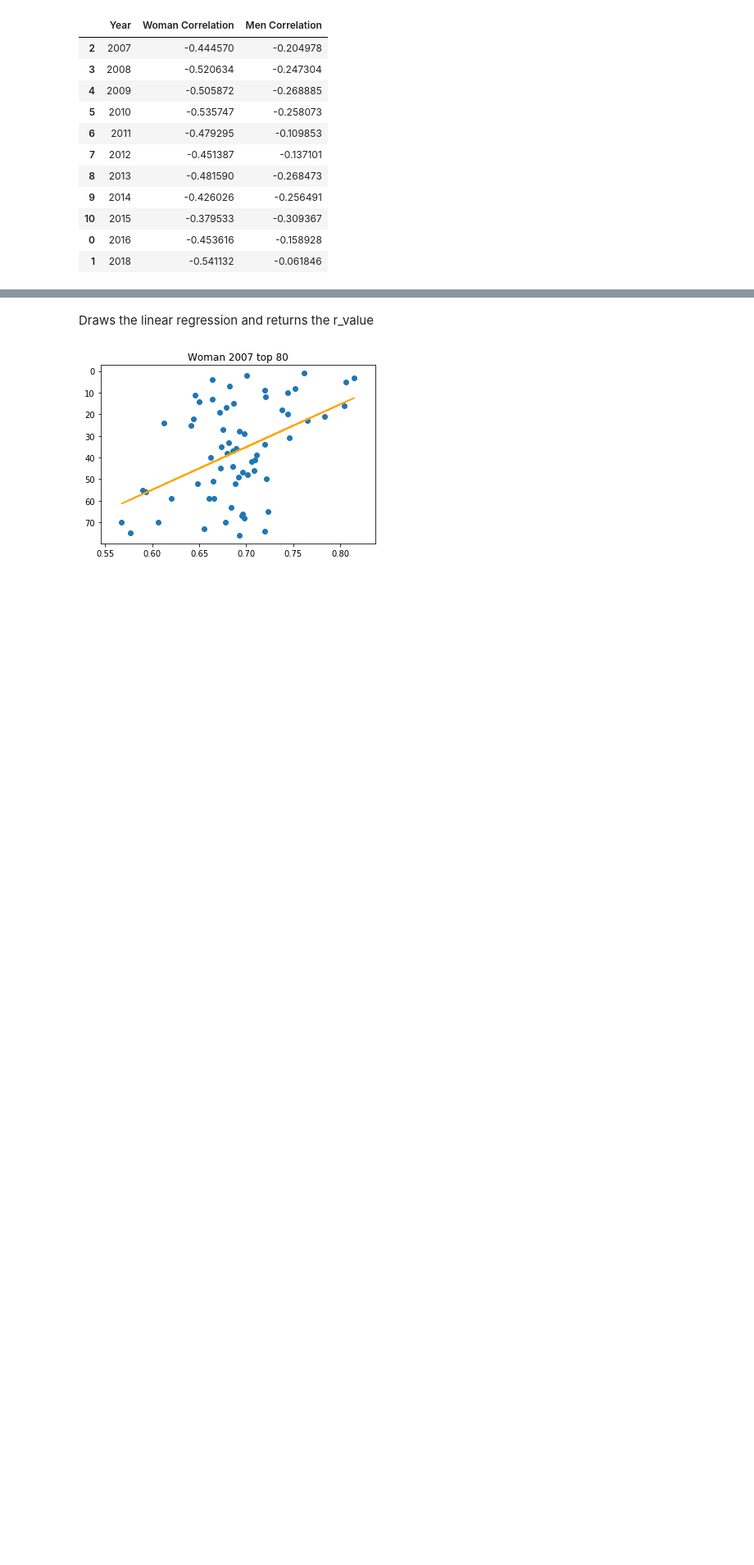
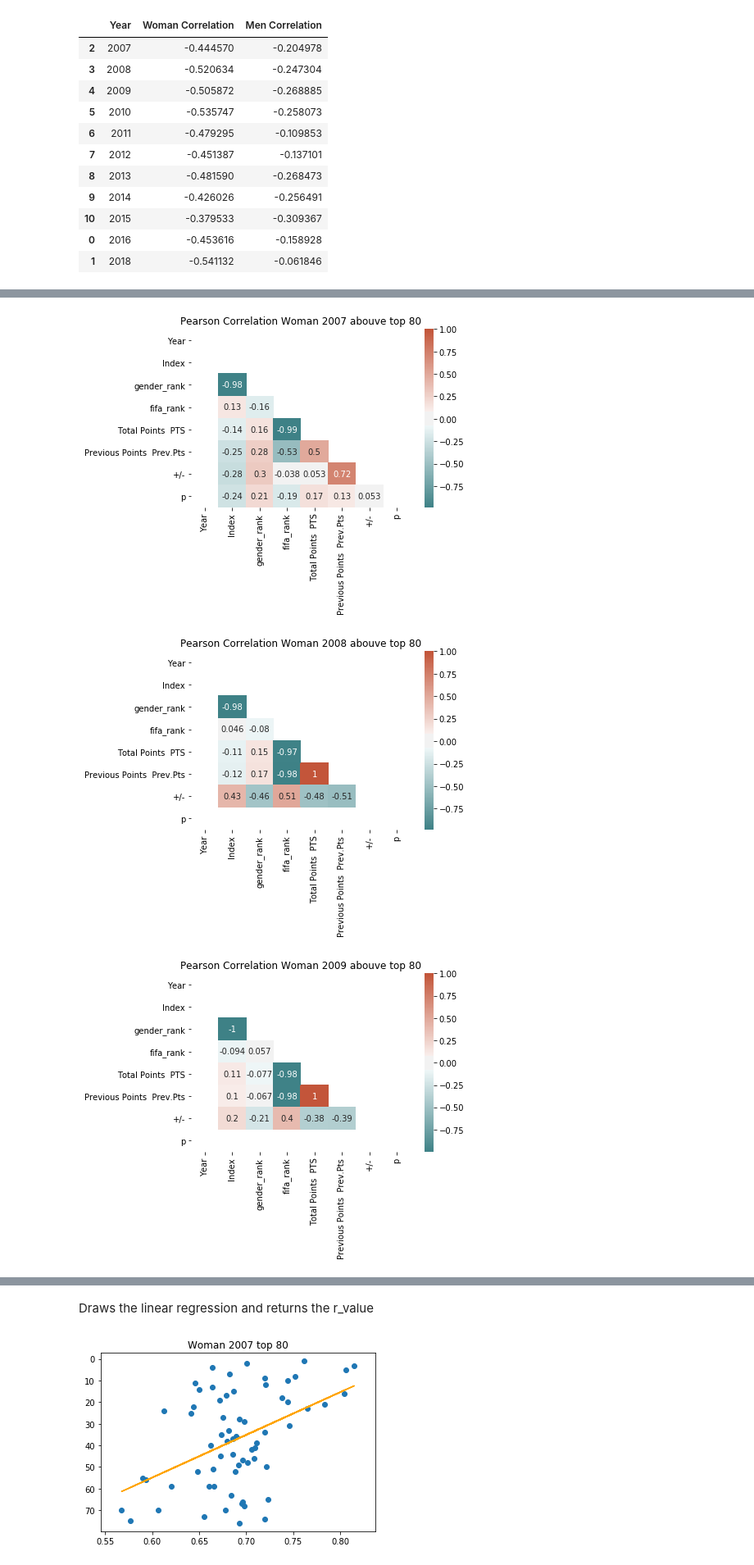
Before and after one commit to soniameller/equality-worldcup, a Jupyter notebook: proyect_analysis.ipynb, the cells around one changed output, grey strips where cells are left out. Shown at 82% size. Cells and saved outputs as stored; diff of their text form; code cells hidden in the pictures; blank space fills up the shorter version.

```diff
--- a/proyect_analysis.ipynb
+++ b/proyect_analysis.ipynb
@@ -149,0 +300,5 @@ def corr_plot(corr_df,title=''):
+# %%
+new_df = female[(female['fifa_rank'] <= 81)].sort_values('fifa_rank')
+# Correlations
+corr_pearson_rvalue,corr_pearson_pvalue = stats.pearsonr(new_df['Index'],new_df['fifa_rank'])
+print(corr_pearson_rvalue,corr_pearson_pvalue)
@@ -203,4 +375,19 @@ m_80_2018 = correlation(male,2018,80, 'Men 2018 top 80')
 [figure]
 [figure]
 ... (10 outputs left out)
+# %%
+def correlation_filtered(df,year,title):
+    # Slice dataframe
+    new_df = df[(df["Year"] == year) ].sort_values('fifa_rank')
+    # Correlations
+    corr_pearson = new_df.corr()
+    corr_spearman = new_df.corr(method = 'spearman')
+
+    corr_plot(corr_pearson,"Pearson Correlation "+title)
+    plt.show()
+
+
+#     corr_plot(corr_spearman,"Spearman Correlation "+title)
+#     plt.show()
+    return corr_pearson['fifa_rank'].Index
 # %% [markdown]
@@ -228,0 +419,28 @@ pd.DataFrame(data,columns = ['Year','Woman Correlation','Men Correlation']).sort
+# %%
+f_above_80_2007 = correlation_filtered(female[female['fifa_rank'] >= 80],2007, 'Woman 2007 abouve top 80')
+f_above_80_2008 = correlation_filtered(female[female['fifa_rank'] >= 80],2008, 'Woman 2008 abouve top 80')
+f_above_80_2009 = correlation_filtered(female[female['fifa_rank'] >= 80],2009, 'Woman 2009 abouve top 80')
+f_above_80_2010 = correlation_filtered(female[female['fifa_rank'] >= 80],2010, 'Woman 2010 abouve top 80')
+f_above_80_2011 = correlation_filtered(female[female['fifa_rank'] >= 80],2011, 'Woman 2011 abouve top 80')
+f_above_80_2012 = correlation_filtered(female[female['fifa_rank'] >= 80],2012, 'Woman 2012 abouve top 80')
+f_above_80_2013 = correlation_filtered(female[female['fifa_rank'] >= 80],2013, 'Woman 2013 abouve top 80')
+f_above_80_2014 = correlation_filtered(female[female['fifa_rank'] >= 80],2014, 'Woman 2014 abouve top 80')
+f_above_80_2015 = correlation_filtered(female[female['fifa_rank'] >= 80],2015, 'Woman 2015 abouve top 80')
+f_above_80_2016 = correlation_filtered(female[female['fifa_rank'] >= 80],2016, 'Woman 2016 abouve top 80')
+f_above_80_2018 = correlation_filtered(female[female['fifa_rank'] >= 80],2018, 'Woman 2018 abouve top 80')
+
+m_above_80_2007 = correlation_filtered(male[male['fifa_rank'] >= 80],2007, 'Man 2007 abouve top 80')
+m_above_80_2008 = correlation_filtered(male[male['fifa_rank'] >= 80],2008, 'Man 2008 abouve top 80')
+m_above_80_2009 = correlation_filtered(male[male['fifa_rank'] >= 80],2009, 'Man 2009 abouve top 80')
+m_above_80_2010 = correlation_filtered(male[male['fifa_rank'] >= 80],2010, 'Man 2010 abouve top 80')
+m_above_80_2011 = correlation_filtered(male[male['fifa_rank'] >= 80],2011, 'Man 2011 abouve top 80')
+m_above_80_2012 = correlation_filtered(male[male['fifa_rank'] >= 80],2012, 'Man 2012 abouve top 80')
+m_above_80_2013 = correlation_filtered(male[male['fifa_rank'] >= 80],2013, 'Man 2013 abouve top 80')
+m_above_80_2014 = correlation_filtered(male[male['fifa_rank'] >= 80],2014, 'Man 2014 abouve top 80')
+m_above_80_2015 = correlation_filtered(male[male['fifa_rank'] >= 80],2015, 'Man 2015 abouve top 80')
+m_above_80_2016 = correlation_filtered(male[male['fifa_rank'] >= 80],2016, 'Man 2016 abouve top 80')
+m_above_80_2018 = correlation_filtered(male[male['fifa_rank'] >= 80],2018, 'Man 2018 abouve top 80')
+# %% [output]
+[figure, added]
+[figure, added]
+[figure, added]
```
Also changed, not shown: parts of 64 cells of this notebook, 8 other files.
